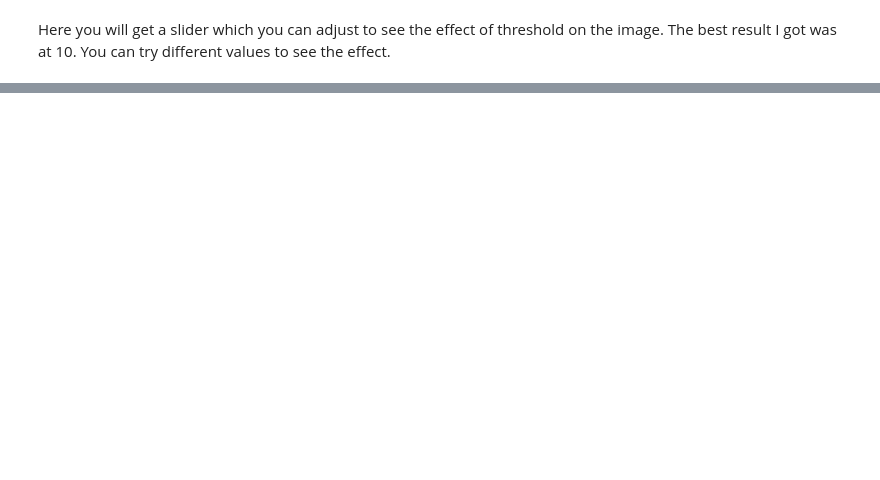
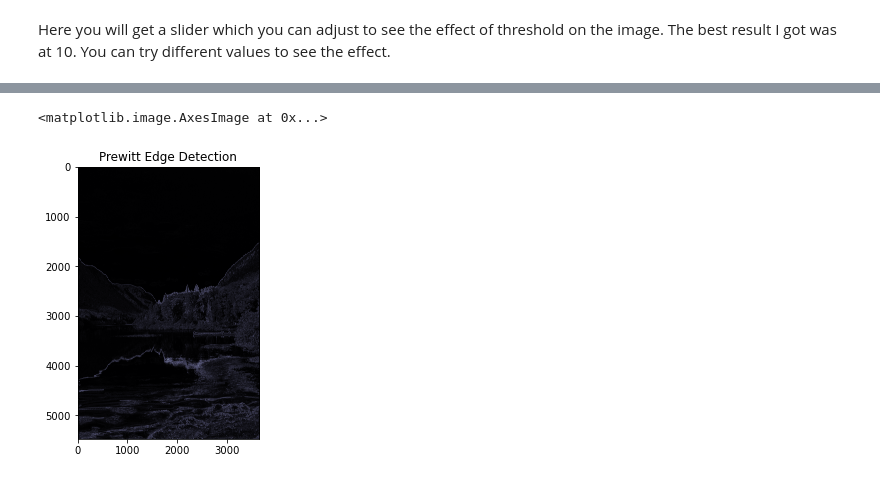
Before and after one commit to Pranjal-g083/DA-623-Project, a Jupyter notebook: code.ipynb, the cells around one changed output, grey strips where cells are left out. Saved outputs shown, nothing was run; the diff lists cells and outputs as text; code cells hidden in the pictures; blank space fills up the shorter version.

```diff
--- a/code.ipynb
+++ b/code.ipynb
@@ -163,0 +229,21 @@ Threshold: 10
+# %%
+from skimage.filters import prewitt
+def Prewitt_edges(image_path):
+
+    image = cv2.imread(image_path, cv2.IMREAD_GRAYSCALE)
+    image = cv2.GaussianBlur(image,(3,3),0)
+
+    # Apply Prewitt edge detection
+    edges = prewitt(image)
+    return edges
+# %%
+image_path = "dataset/alice-triquet-HeEJU3nrg_0-unsplash.jpg"
+
+edges= Prewitt_edges(image_path)
+
+plt.figure(figsize=(5,5))
+plt.title("Prewitt Edge Detection")
+plt.imshow(edges, cmap='bone')
+# %% [output]
+<matplotlib.image.AxesImage at 0x...>
+[figure, added]
```
Also changed, not shown: parts of 17 cells of this notebook, 1 other file.
